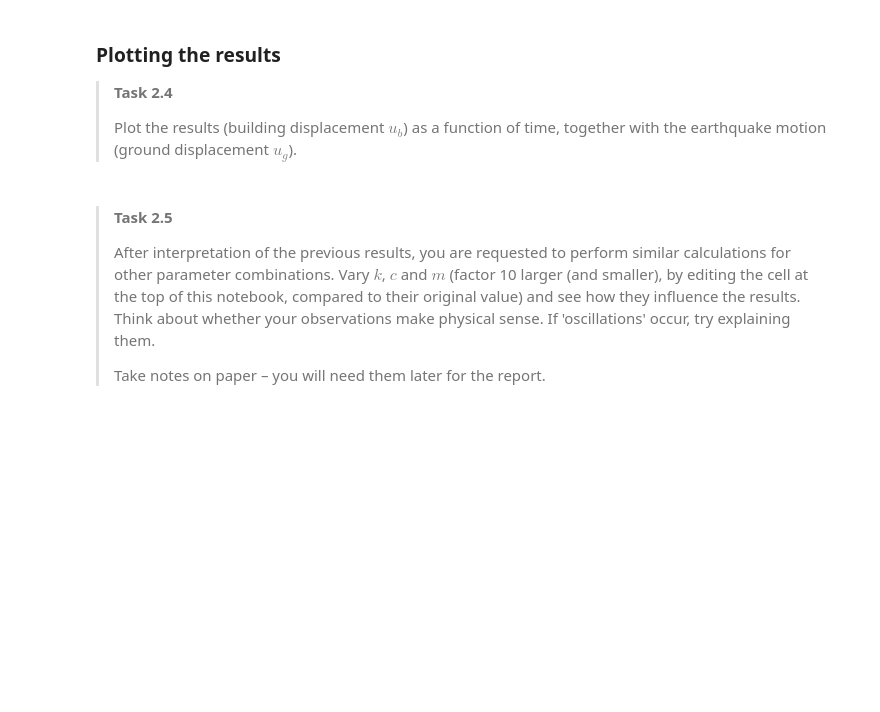
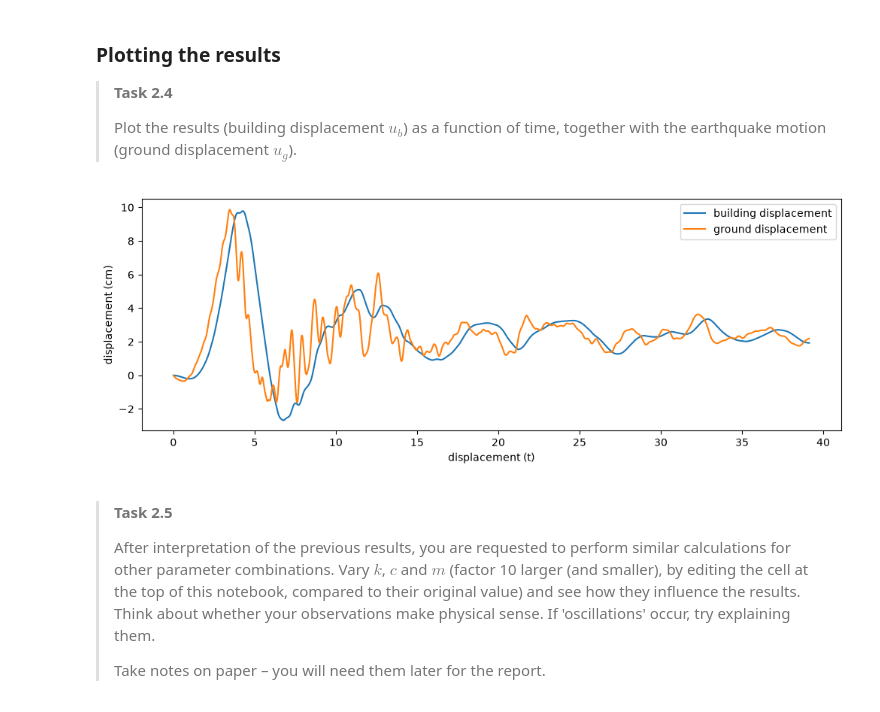
Before and after one commit to AleMarte2004/Group_Assignment_1.2, a Jupyter notebook: 1Ddynamics.ipynb, the cells around one changed output. Cells and saved outputs as stored; diff of their text form; code cells hidden in the pictures; blank space fills up the shorter version.

```diff
--- a/1Ddynamics.ipynb
+++ b/1Ddynamics.ipynb
@@ -247,9 +247,9 @@ def solution(k, c, m, num):
         Number of time steps to solve for
     """
     u = np.zeros([num])  # Initial conditions at t=0 automatically satisfied
+    for i in range(1, len(u) - 1):
+        u[i+1] = (k * ug[i] + c * vg[i] + ((2 * m) / (dt**2) - k) * u[i] + ((c) / (2 * dt) - (m) / (dt**2)) * u[i - 1]) / ((c) / (2 * dt) + (m) / (dt**2))
 
-    ### YOUR CODE HERE ###
-    ### YOUR CODE HERE ###
     return u
 
 
@@ -293,3 +290,13 @@ plt.show()
+# %%
+plt.figure(figsize=(12, 4))
+plt.plot(t, ub, label='building displacement')
+plt.plot(t, ug, label='ground displacement')
+plt.xlabel('displacement (t)')
+plt.ylabel('displacement (cm)')
+plt.legend()
+plt.show()
+# %% [output]
+[figure, added]
 # %% [markdown]
 ><p>
 >
```
Also changed, not shown: parts of 2 cells of this notebook.
